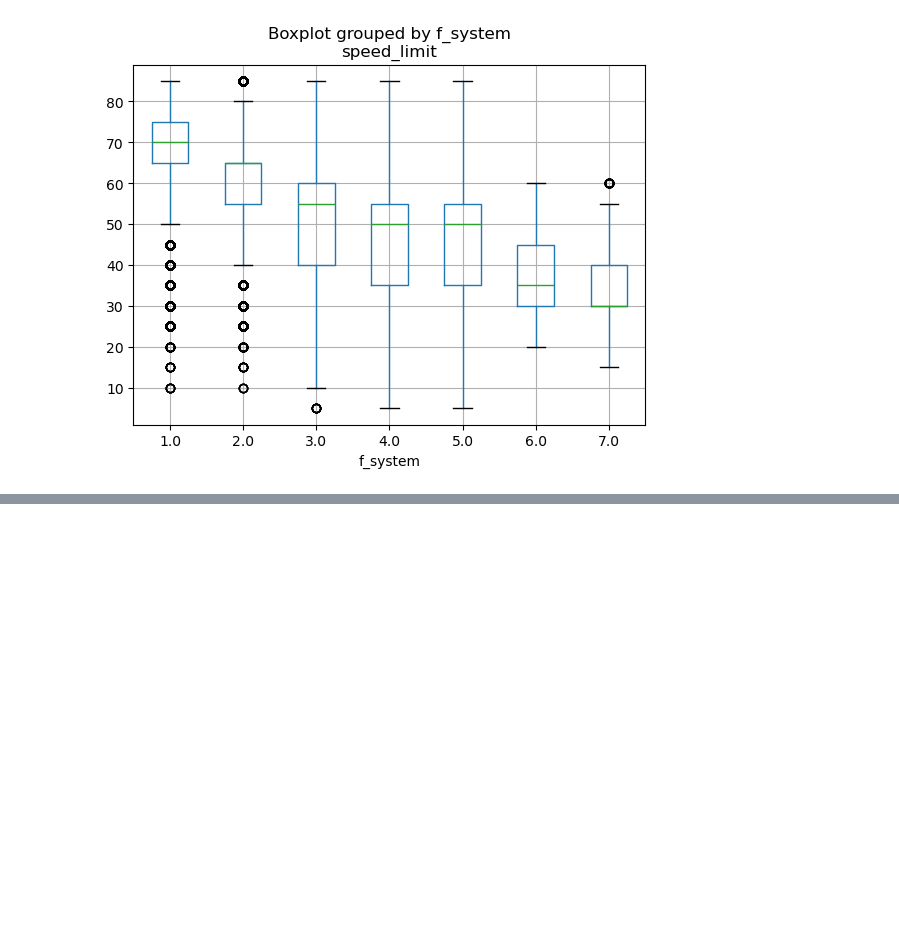
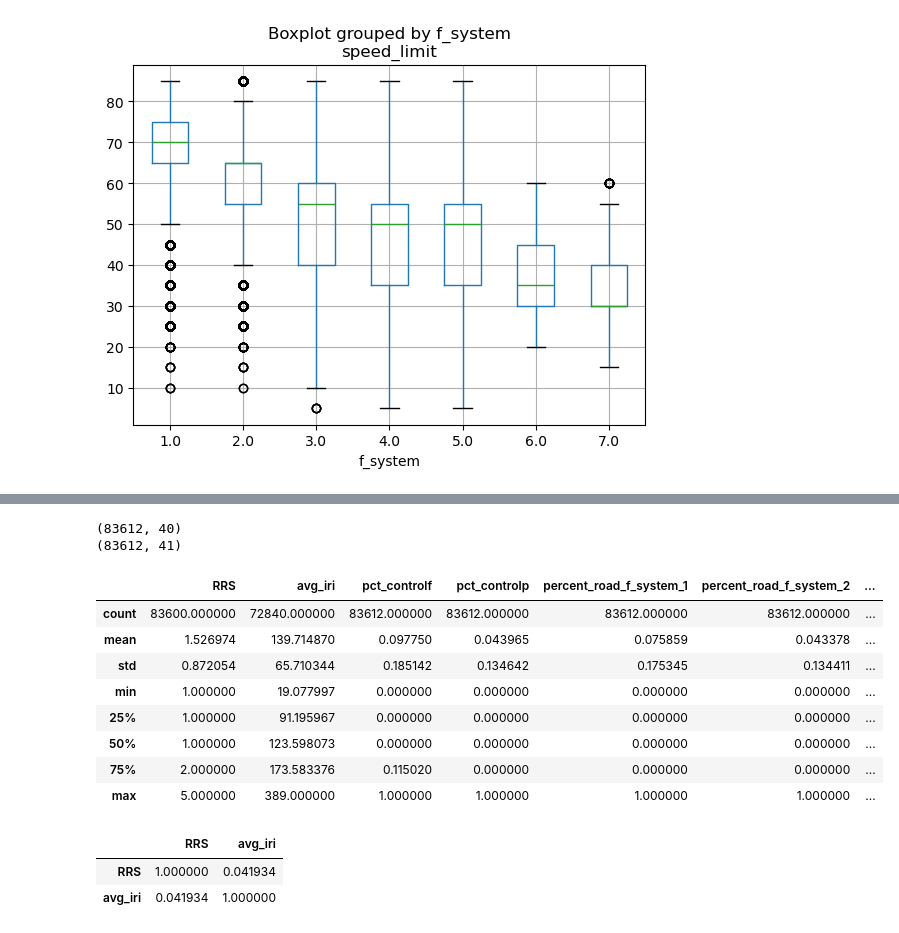
Before and after one commit to LBNL-UCB-STI/GEMS-data, a Jupyter notebook: network/0_clean_hpms.ipynb, the cells around one changed output, grey strips where cells are left out. Saved outputs shown, nothing was run; the diff lists cells and outputs as text; code cells hidden in the pictures; blank space fills up the shorter version.

```diff
--- a/network/0_clean_hpms.ipynb
+++ b/network/0_clean_hpms.ipynb
@@ -461,0 +504,20 @@ final_df[['state','tract', 'aland','N','laneMiles',
+# %%
+tract_xwalk = pd.read_csv('{}/census_tract_crosswalk_2010_2020.csv'.format(spatial_data))
+rrs = pd.read_csv('{}/RRS2023/RuggednessScale2010tracts.csv'.format(raw_data_folder))
+# %%
+rrs = rrs[["TractFIPS","RRS",'RoadTRI_Mean','RoadTRI_Count']].merge(tract_xwalk[["GEOID_TRACT_10","GEOID_TRACT_20"]].rename(columns={"GEOID_TRACT_20":'tract'}),how='left',left_on="TractFIPS",right_on="GEOID_TRACT_10")
+rrs['RoadTRI_Total'] = rrs.RoadTRI_Mean * rrs.RoadTRI_Count
+rrs_agg = rrs[['tract','RoadTRI_Total','RoadTRI_Count']].groupby('tract').sum()
+rrs_agg['RoadTRI_Mean'] = rrs_agg['RoadTRI_Total']/rrs_agg['RoadTRI_Count']
+# Reclassify RRS
+# Level, with mean Road TRI values of 0.000–13.650 meters;
+# Nearly level, with mean Road TRI values of 13.651–26.209 meters;
+# Slightly rugged, with mean Road TRI values of 26.210–40.553 meters;
+# Moderately rugged, with mean Road TRI values of 40.554–54.949 meters; and
+# Highly rugged, with mean Road TRI values of 54.950–134.656 meters.
+rrs_agg['RRS'] = 1
+rrs_agg.loc[rrs_agg.RoadTRI_Mean>13.65,'RRS']=2
+rrs_agg.loc[rrs_agg.RoadTRI_Mean>26.209,'RRS']=3
+rrs_agg.loc[rrs_agg.RoadTRI_Mean>40.553,'RRS']=4
+rrs_agg.loc[rrs_agg.RoadTRI_Mean>54.949,'RRS']=5
+rrs_agg.sort_values('tract').head(10)
@@ -461,0 +555,22 @@ final_df[['state','tract', 'aland','N','laneMiles',
+# %%
+print(final_df.shape)
+final_df = final_df.merge(rrs_agg.reset_index()[['tract','RRS']],how='left',left_on='tract',right_on='tract')
+print(final_df.shape)
+# %% [output]
+(83612, 40)
+(83612, 41)
+# %%
+final_df[['RRS','avg_iri', 'pct_controlf', 'pct_controlp',
+          'percent_road_f_system_1','percent_road_f_system_2', 'percent_road_f_system_3','percent_road_f_system_4','percent_road_f_system_5_7',
+          'percent_laneMiles_f_system_1','percent_laneMiles_f_system_2','percent_laneMiles_f_system_3','percent_laneMiles_f_system_4','percent_laneMiles_f_system_5_7',
+          'lane_mile_density']].describe()
+# %% [output]
+|  | RRS | avg_iri | pct_controlf | pct_controlp | percent_road_f_system_1 | percent_road_f_system_2 | ... |
+| count | 83600.000000 | 72840.000000 | 83612.000000 | 83612.000000 | 83612.000000 | 83612.000000 | ... |
+| mean | 1.526974 | 139.714870 | 0.097750 | 0.043965 | 0.075859 | 0.043378 | ... |
+| std | 0.872054 | 65.710344 | 0.185142 | 0.134642 | 0.175345 | 0.134411 | ... |
+| min | 1.000000 | 19.077997 | 0.000000 | 0.000000 | 0.000000 | 0.000000 | ... |
+| 25% | 1.000000 | 91.195967 | 0.000000 | 0.000000 | 0.000000 | 0.000000 | ... |
+| 50% | 1.000000 | 123.598073 | 0.000000 | 0.000000 | 0.000000 | 0.000000 | ... |
+| 75% | 2.000000 | 173.583376 | 0.115020 | 0.000000 | 0.000000 | 0.000000 | ... |
+| max | 5.000000 | 389.000000 | 1.000000 | 1.000000 | 1.000000 | 1.000000 | ... |
@@ -461,0 +584,6 @@ final_df[['state','tract', 'aland','N','laneMiles',
+# %%
+final_df[['RRS','avg_iri']].corr()
+# %% [output]
+|  | RRS | avg_iri |
+| RRS | 1.000000 | 0.041934 |
+| avg_iri | 0.041934 | 1.000000 |
```
Also changed, not shown: parts of 32 cells of this notebook, 4 other files.
